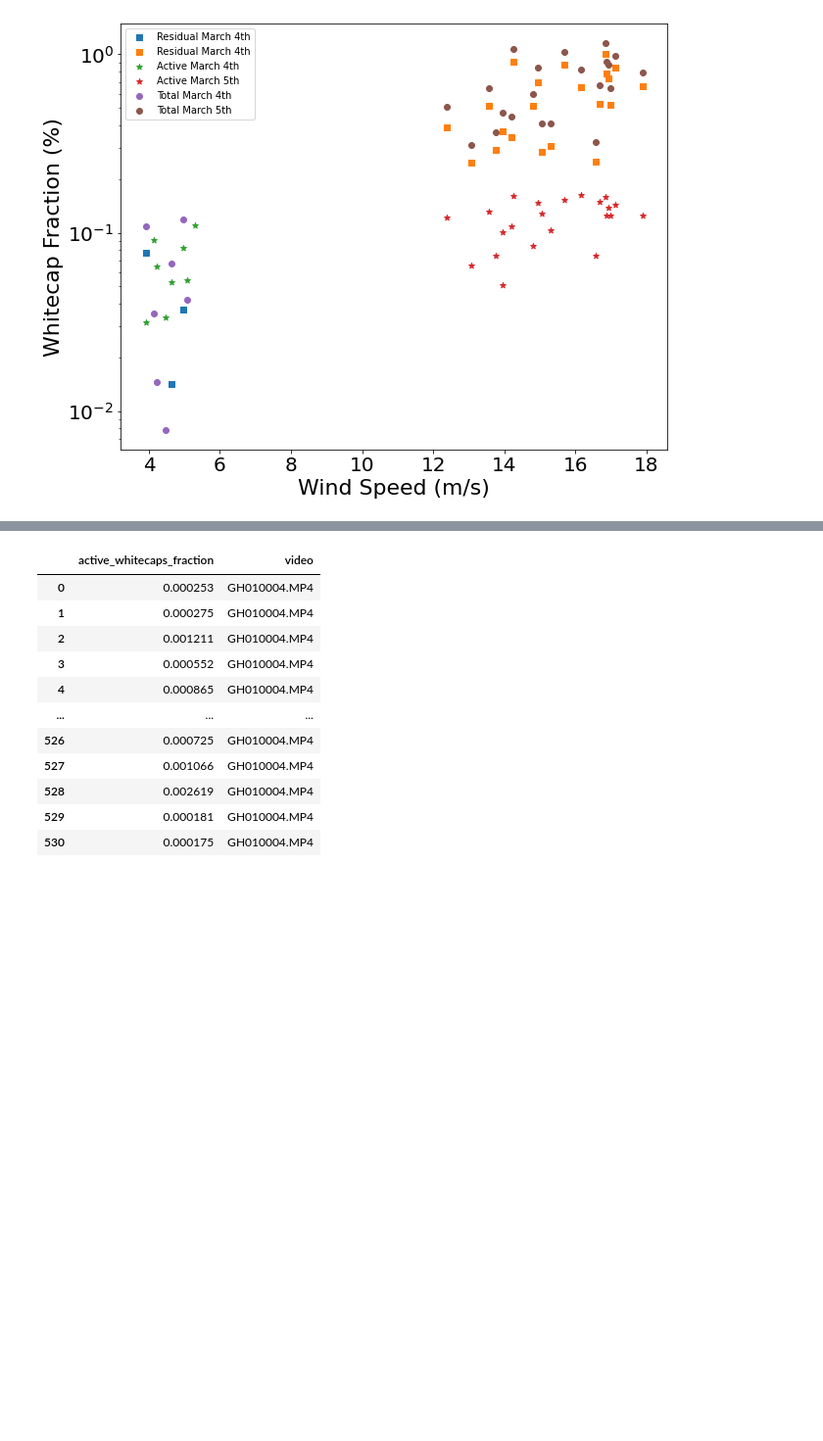
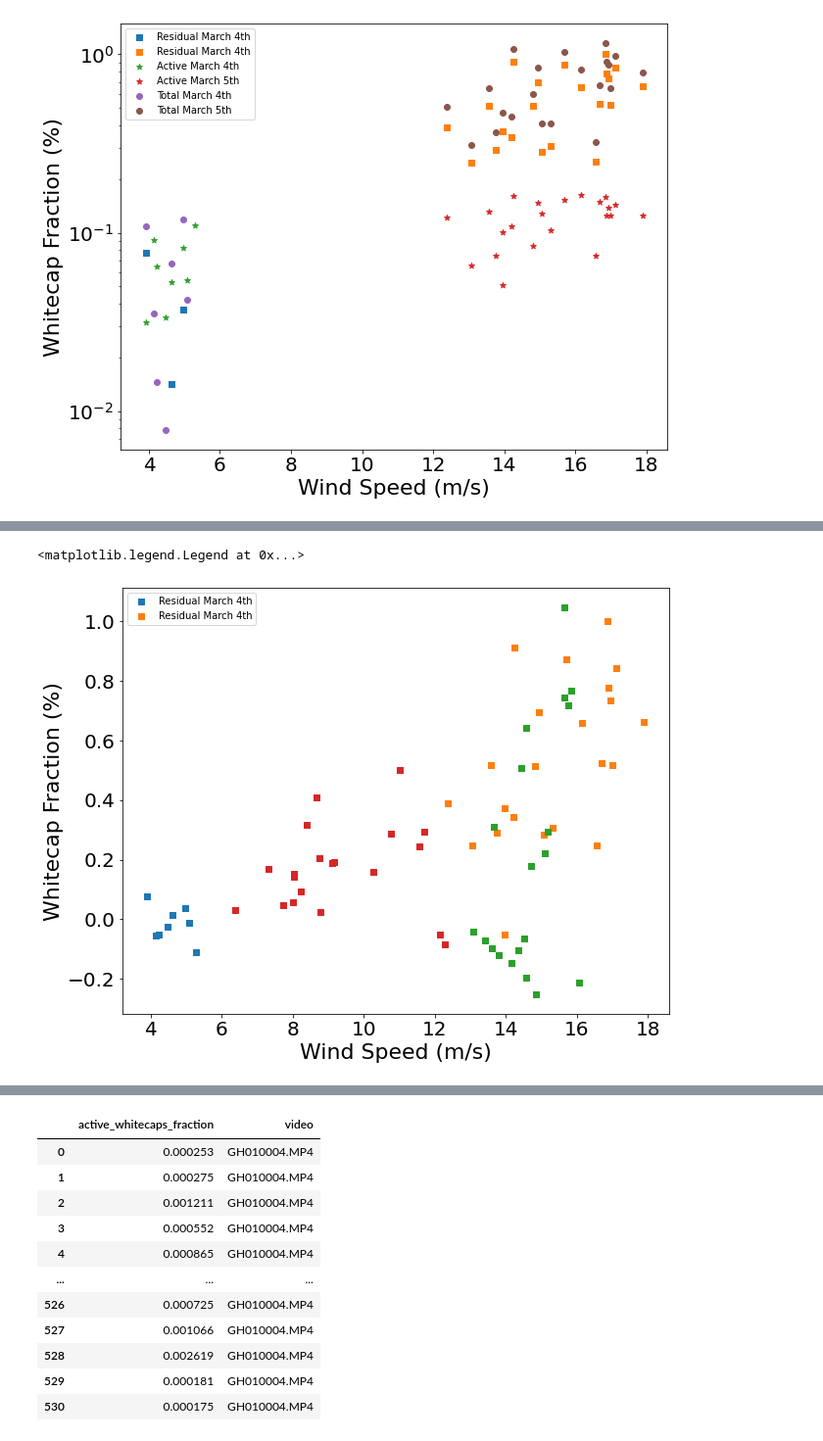
Before and after one commit to yangxin1022/my-whitecaps, a Jupyter notebook: code/active_WF_plot.ipynb, the cells around one changed output, grey strips where cells are left out. Shown: that part at 98% size. Drawn from its saved outputs; the diff is of its cells as text; code cells hidden in the pictures; blank space fills up the shorter version.

```diff
--- a/code/active_WF_plot.ipynb
+++ b/code/active_WF_plot.ipynb
@@ -316,3 +512,24 @@ legend(["Residual March 4th", "Residual March 4th"])
+# %%
+from pylab import *
+
+fig, ax = plt.subplots()
+fig.set_size_inches(10, 8)
+#ax.set_yscale("log")
+
+plt.scatter(wp_20_4l_active, (wf_4l-wf_4l_active)*100, marker = 's')
+plt.scatter(wp_20_5l_active, (wf_5l-wf_5l_active)*100, marker = 's')
+plt.scatter(wp_20_6l_active, (wf_6l-wf_6l_active)*100, marker = 's')
+plt.scatter(wp_20_7l_active, (wf_7l-wf_7l_active)*100, marker = 's')
+
+
+ax.set_ylabel("Whitecap Fraction (%)",fontsize=22)
+ax.set_xlabel("Wind Speed (m/s)",fontsize=22)
+plt.xticks(fontsize=20)
+plt.yticks(fontsize=20)
+legend(["Residual March 4th", "Residual March 4th"])
+# %% [output]
+<matplotlib.legend.Legend at 0x...>
+[figure, added]
 # %%
 aaa = pd.read_csv("E:/GoPro_1Hz_Unet_output/2020_3_4/GH010004_active.csv")
 # %%
```
Also changed, not shown: parts of 15 cells of this notebook, 4 other files.
